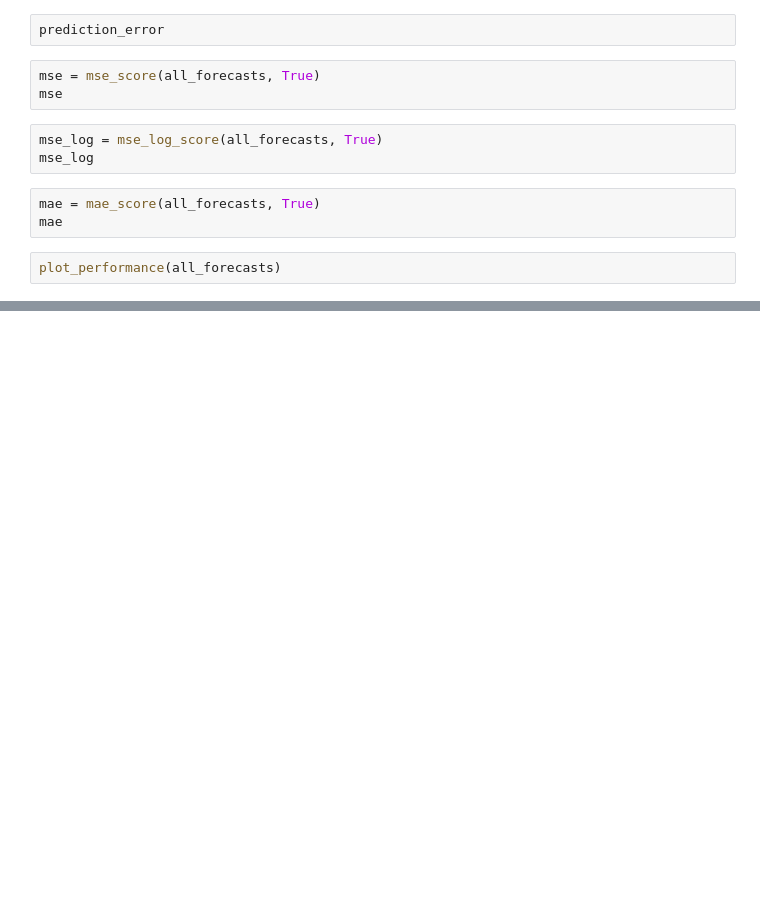
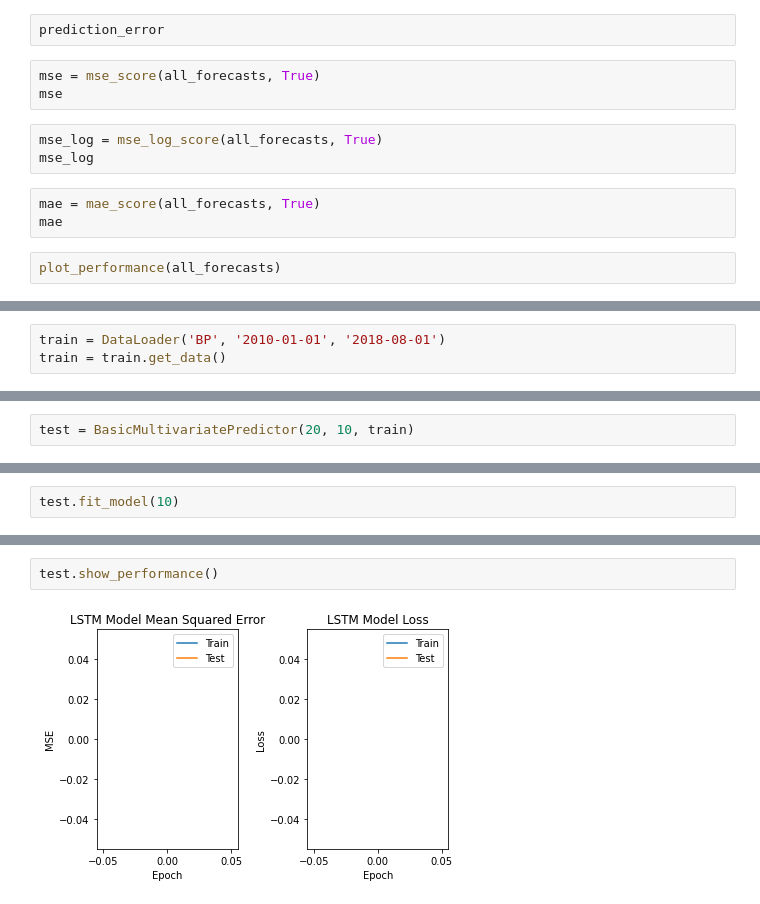
Before and after one commit to maxmekiska/arguing_predictors, a Jupyter notebook: notebooks/TestingEnviornment.ipynb, the cells around one changed output, grey strips where cells are left out. Drawn from its saved outputs; the diff is of its cells as text; blank space fills up the shorter version.

Commit message:
test run of mulitvariate predictors - works

```diff
--- a/notebooks/TestingEnviornment.ipynb
+++ b/notebooks/TestingEnviornment.ipynb
@@ -240,0 +202,3 @@ plot_performance(all_forecasts)
+# %%
+train = DataLoader('BP', '2010-01-01', '2018-08-01')
+train = train.get_data()
@@ -240,0 +212,2 @@ plot_performance(all_forecasts)
+# %%
+test = BasicMultivariatePredictor(20, 10, train)
@@ -240,0 +216,2 @@ plot_performance(all_forecasts)
+# %%
+test.fit_model(10)
@@ -240,0 +240,4 @@ plot_performance(all_forecasts)
+# %%
+test.show_performance()
+# %% [output]
+[figure, added]
```
Also changed, not shown: parts of 18 cells of this notebook, 1 other file.
